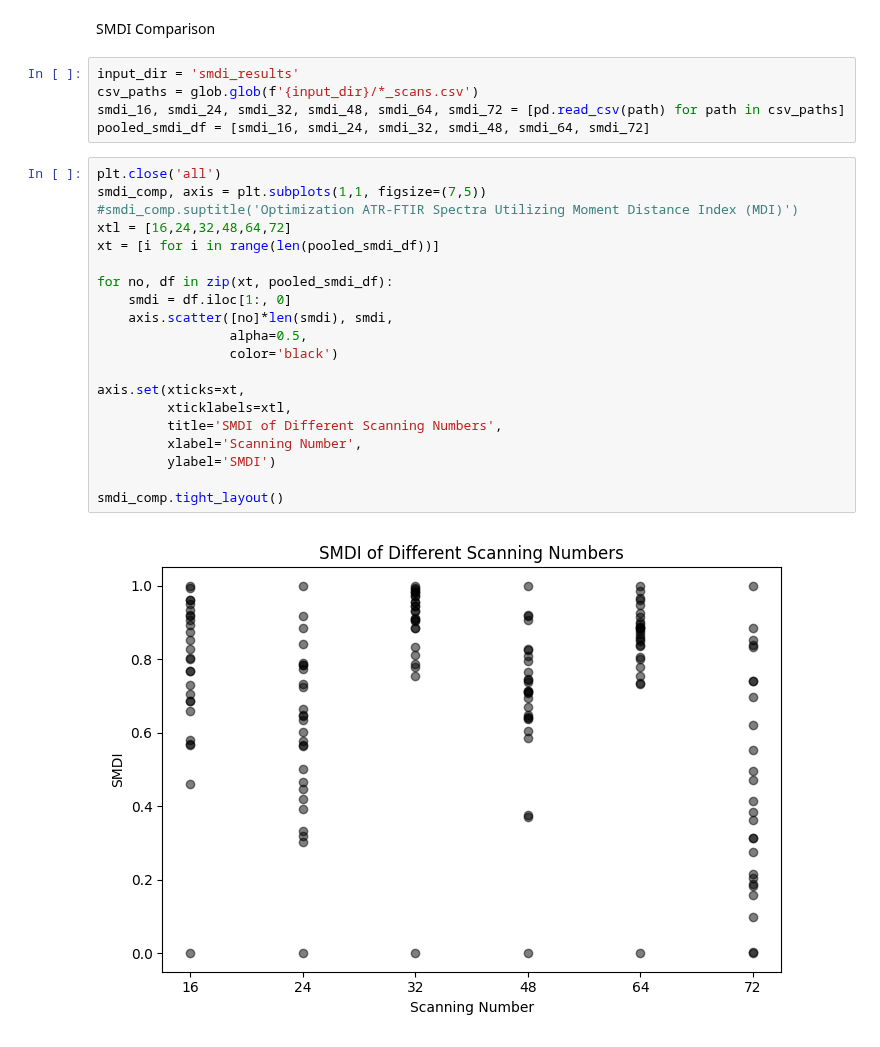
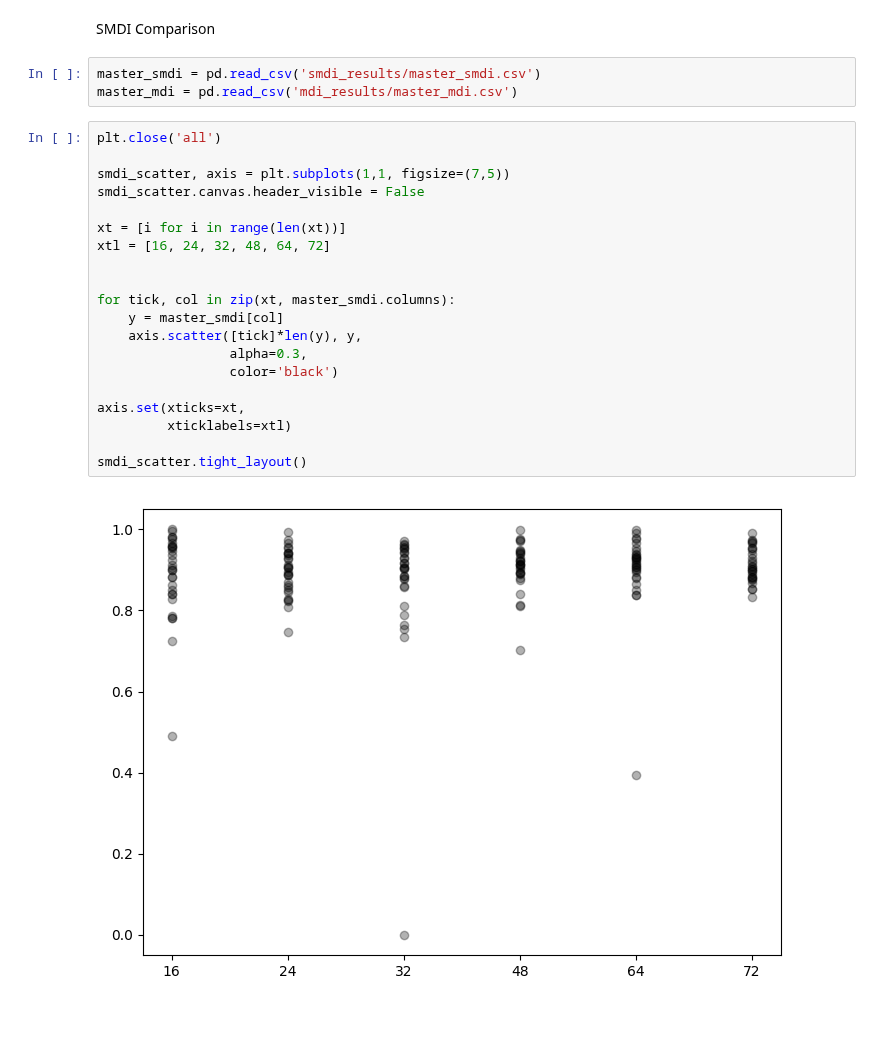
Before and after one commit to akaeii/c-semp_pollen_e-beam, a Jupyter notebook: mdi_optimization/visualization.ipynb, the cells around one changed output. Drawn from its saved outputs; the diff is of its cells as text.

Commit message:
Added new SMDI plots using globally normalized data.

```diff
--- a/mdi_optimization/visualization.ipynb
+++ b/mdi_optimization/visualization.ipynb
@@ -46,30 +46,28 @@ master_fig.tight_layout()
 [figure]
 # %% [markdown]
 SMDI Comparison
-# %%
-input_dir = 'smdi_results'
-csv_paths = glob.glob(f'{input_dir}/*_scans.csv')
-smdi_16, smdi_24, smdi_32, smdi_48, smdi_64, smdi_72 = [pd.read_csv(path) for path in csv_paths]
-pooled_smdi_df = [smdi_16, smdi_24, smdi_32, smdi_48, smdi_64, smdi_72]
+# %%
+master_smdi = pd.read_csv('smdi_results/master_smdi.csv')
+master_mdi = pd.read_csv('mdi_results/master_mdi.csv')
 # %%
 plt.close('all')
-smdi_comp, axis = plt.subplots(1,1, figsize=(7,5))
-#smdi_comp.suptitle('Optimization ATR-FTIR Spectra Utilizing Moment Distance Index (MDI)')
-xtl = [16,24,32,48,64,72]
-xt = [i for i in range(len(pooled_smdi_df))]
 
-for no, df in zip(xt, pooled_smdi_df):
-    smdi = df.iloc[1:, 0]
-    axis.scatter([no]*len(smdi), smdi,
-                 alpha=0.5,
+smdi_scatter, axis = plt.subplots(1,1, figsize=(7,5))
+smdi_scatter.canvas.header_visible = False
+
+xt = [i for i in range(len(xt))]
+xtl = [16, 24, 32, 48, 64, 72]
+
+
+for tick, col in zip(xt, master_smdi.columns):
+    y = master_smdi[col]
+    axis.scatter([tick]*len(y), y,
+                 alpha=0.3,
                  color='black')
 
 axis.set(xticks=xt,
-         xticklabels=xtl,
-         title='SMDI of Different Scanning Numbers',
-         xlabel='Scanning Number',
-         ylabel='SMDI')
+         xticklabels=xtl)
 
-smdi_comp.tight_layout()
+smdi_scatter.tight_layout()
 # %% [output]
-[figure, old version]
+[figure, new version]
```
Also changed, not shown: parts of 3 cells of this notebook.
